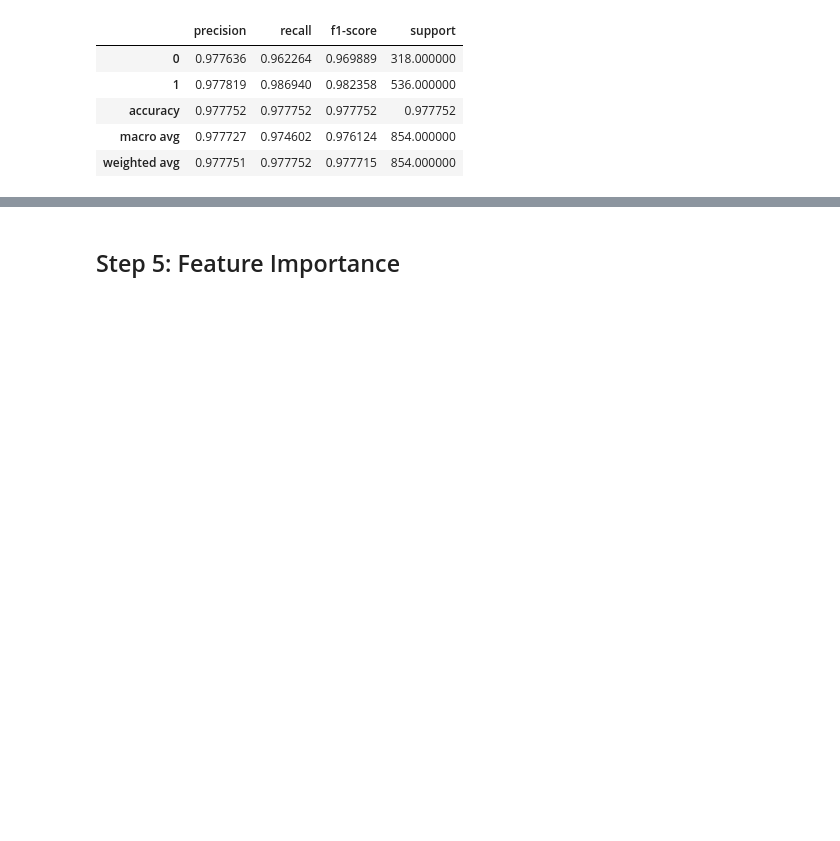
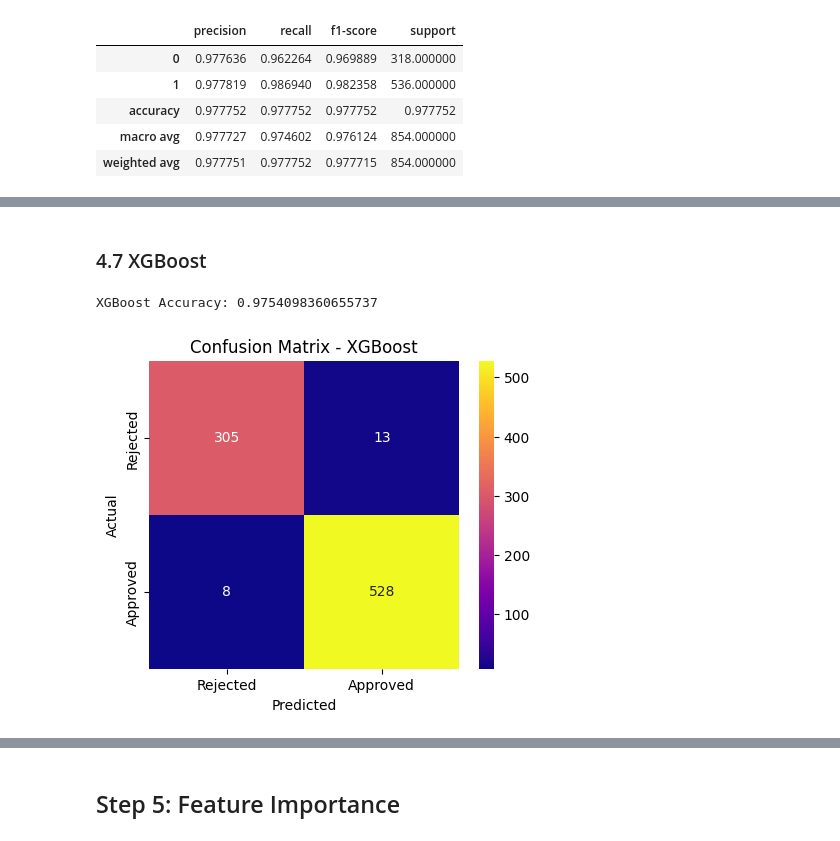
Before and after one commit to vaishnavisingla222/loan_approval_ml, a Jupyter notebook: notebooks/Loan Approval Prediction ML.ipynb, the cells around one changed output, grey strips where cells are left out. Saved outputs shown, nothing was run; the diff lists cells and outputs as text; code cells hidden in the pictures; blank space fills up the shorter version.

```diff
--- a/notebooks/Loan Approval Prediction ML.ipynb
+++ b/notebooks/Loan Approval Prediction ML.ipynb
@@ -409,0 +465,2 @@ Classification Report:
+# %% [markdown]
+### 4.7 XGBoost
@@ -410 +481,24 @@ Classification Report:
+# %%
+print("XGBoost Accuracy:", accuracy_score(yTest, yPredXGB))
+# %% [output]
+XGBoost Accuracy: 0.9754098360655737
+# %%
+cmXGB = confusion_matrix(yTest, yPredXGB)
+
+plt.figure(figsize=(5,4))
+sns.heatmap(
+    cmXGB,
+    annot=True,
+    fmt='d',
+    cmap='plasma',
+    xticklabels=["Rejected", "Approved"],
+    yticklabels=["Rejected", "Approved"]
+)
+
+plt.title("Confusion Matrix - XGBoost")
+plt.xlabel("Predicted")
+plt.ylabel("Actual")
+plt.show()
+# %% [output]
+[figure, added]
 # %% [markdown]
```
Also changed, not shown: parts of 15 cells of this notebook, 1 other file.
